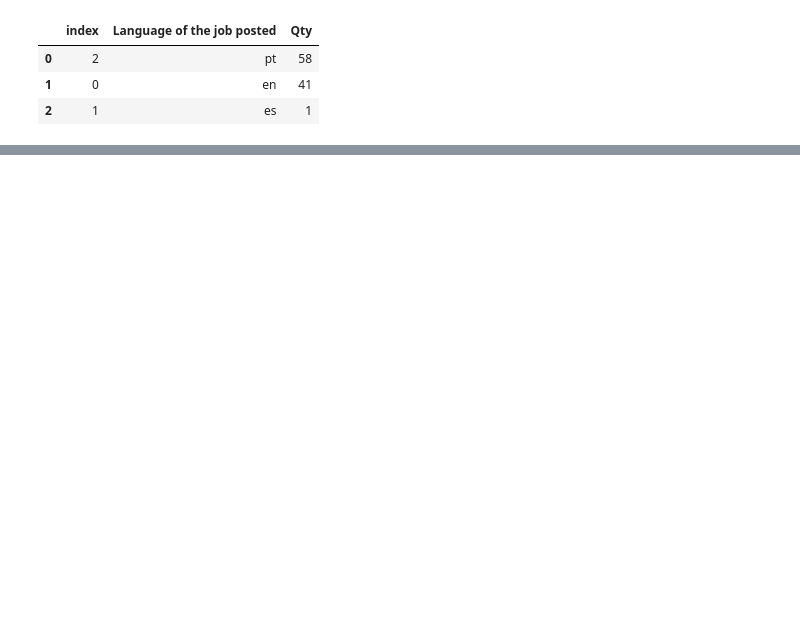
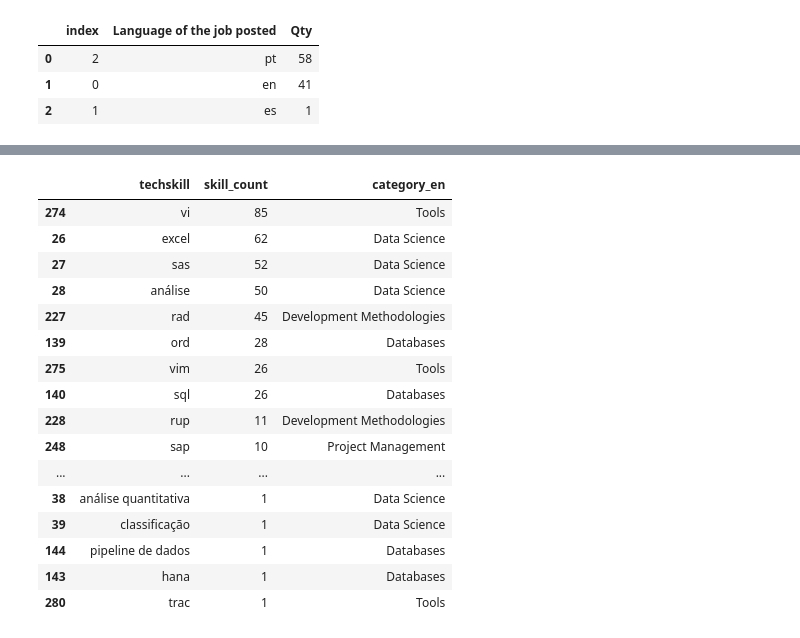
Before and after one commit to ivanrmello/berle-means, a Jupyter notebook: research-in-acc-sciences/accountant-profile-in-startups/02_charts_and_eda.ipynb, the cells around one changed output, grey strips where cells are left out. Saved outputs shown, nothing was run; the diff lists cells and outputs as text; code cells hidden in the pictures; blank space fills up the shorter version.

```diff
--- a/research-in-acc-sciences/accountant-profile-in-startups/02_charts_and_eda.ipynb
+++ b/research-in-acc-sciences/accountant-profile-in-startups/02_charts_and_eda.ipynb
@@ -73,0 +171,39 @@ plt.show()
+# %%
+#Creating a dframe to evaluate which IT skills were most asked --- Project Management
+df_techskill_proj_manag = pd.DataFrame([[word, sum(dframe.responsabilities_and_other_details.str.contains(word))] for word in bag_of_words_proj_manag],
+                       columns=['techskill', 'skill_count']).sort_values(by=['skill_count'], ascending=False)
+df_techskill_proj_manag['category_en']='Project Management'
+# %%
+#Creating a dframe to evaluate which IT skills were most asked --- Tools
+df_techskill_tools = pd.DataFrame([[word, sum(dframe.responsabilities_and_other_details.str.contains(word))] for word in bag_of_words_tools],
+                       columns=['techskill', 'skill_count']).sort_values(by=['skill_count'], ascending=False)
+df_techskill_tools['category_en']='Tools'
+# %%
+df_all_techskill = pd.concat([df_techskill_back_end_python,
+                                    df_techskill_data_science,
+                                    df_techskill_databases,
+                                    df_techskill_devmetho,
+                                    df_techskill_proj_manag,
+                                    df_techskill_tools],ignore_index=True)
+# %%
+df_all_techskill_final = df_all_techskill.query("skill_count>0").sort_values(by=['skill_count'], ascending=False)
+# %%
+df_all_techskill_final
+# %% [output]
+|  | techskill | skill_count | category_en |
+| 274 | vi | 85 | Tools |
+| 26 | excel | 62 | Data Science |
+| 27 | sas | 52 | Data Science |
+| 28 | análise | 50 | Data Science |
+| 227 | rad | 45 | Development Methodologies |
+| 139 | ord | 28 | Databases |
+| 275 | vim | 26 | Tools |
+| 140 | sql | 26 | Databases |
+| 228 | rup | 11 | Development Methodologies |
+| 248 | sap | 10 | Project Management |
+| ... | ... | ... | ... |
+| 38 | análise quantitativa | 1 | Data Science |
+| 39 | classificação | 1 | Data Science |
+| 144 | pipeline de dados | 1 | Databases |
+| 143 | hana | 1 | Databases |
+| 280 | trac | 1 | Tools |
```
Also changed, not shown: parts of 19 cells of this notebook, 1 other file.
